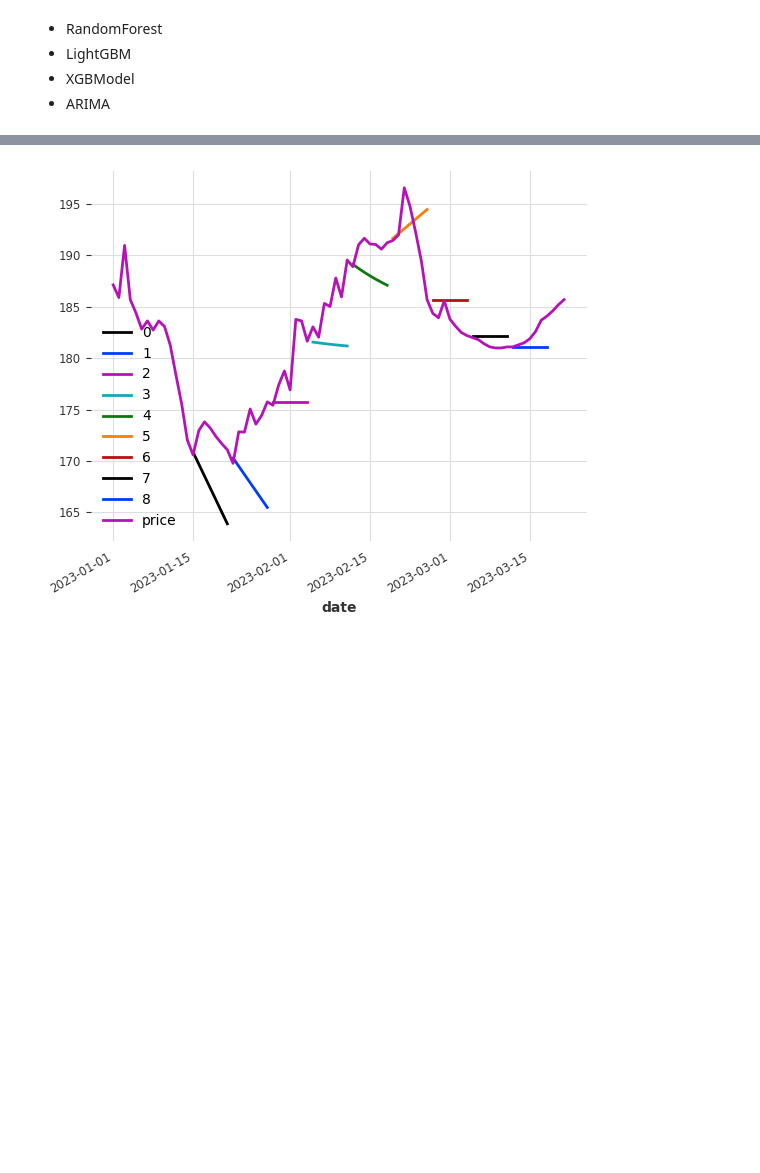
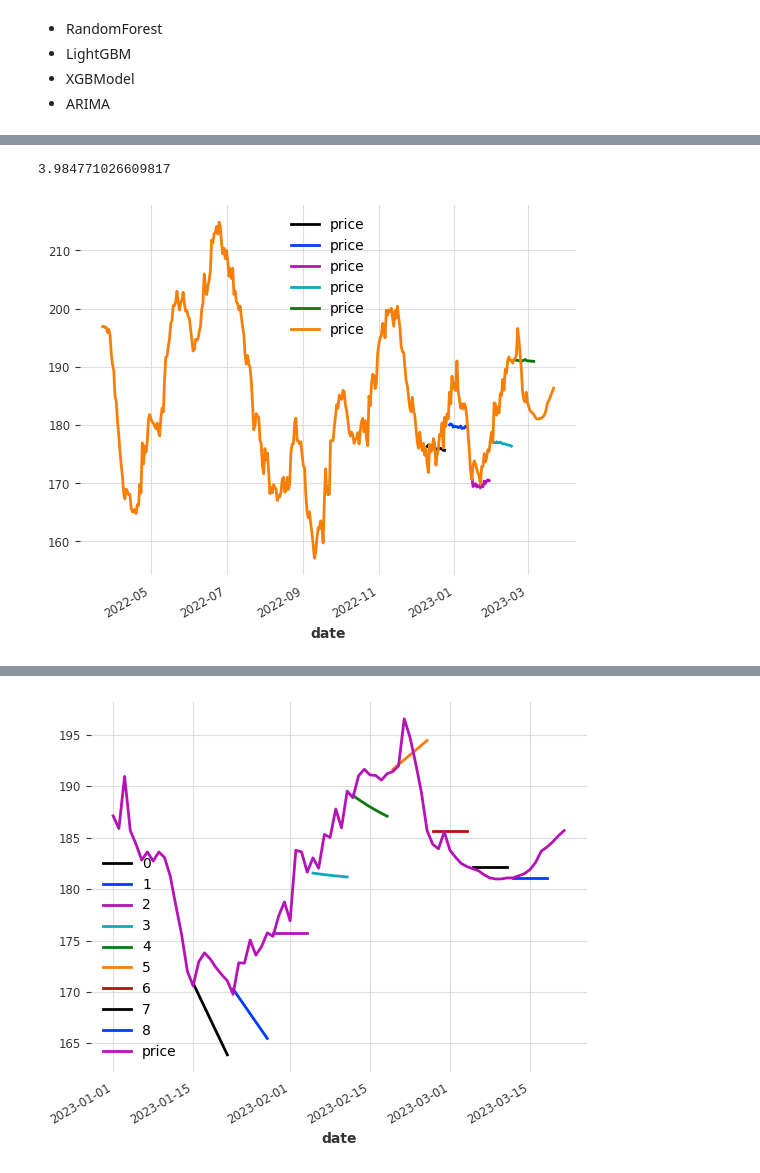
Before and after one commit to AydenZK/fuel_price_fcast, a Jupyter notebook: analysis/models.ipynb, the cells around one changed output, grey strips where cells are left out. Cells and saved outputs as stored; diff of their text form; code cells hidden in the pictures; blank space fills up the shorter version.

```diff
--- a/analysis/models.ipynb
+++ b/analysis/models.ipynb
@@ -143,0 +191,30 @@ Attributes:
+# %%
+import numpy as np
+
+def eval_hfc(model, covariates = None):
+    hfc = model.historical_forecasts(
+        series=ts_fuel,
+        past_covariates=covariates,
+        start = 0.75,
+        forecast_horizon=15,
+        stride = 18,
+        retrain = False,
+        last_points_only = False
+    )
+    mmape = np.mean([mape(ts_fuel, fc) for fc in hfc])
+
+    return hfc, mmape
+
+def plot_hfc(hfc, n):
+    for fc in hfc[-n:]:
+        fc.plot()
+    ts_fuel[-365:].plot()
+# %%
+lg2 = LightGBMModel(lags=50, lags_past_covariates=20, likelihood='quantile')
+# %%
+h, m = eval_hfc(lg2, [ts_co_s])
+plot_hfc(h, 5)
+print(m)
+# %% [output]
+3.984771026609817
+[figure, added]
```
Also changed, not shown: parts of 14 cells of this notebook, 3 other files.
